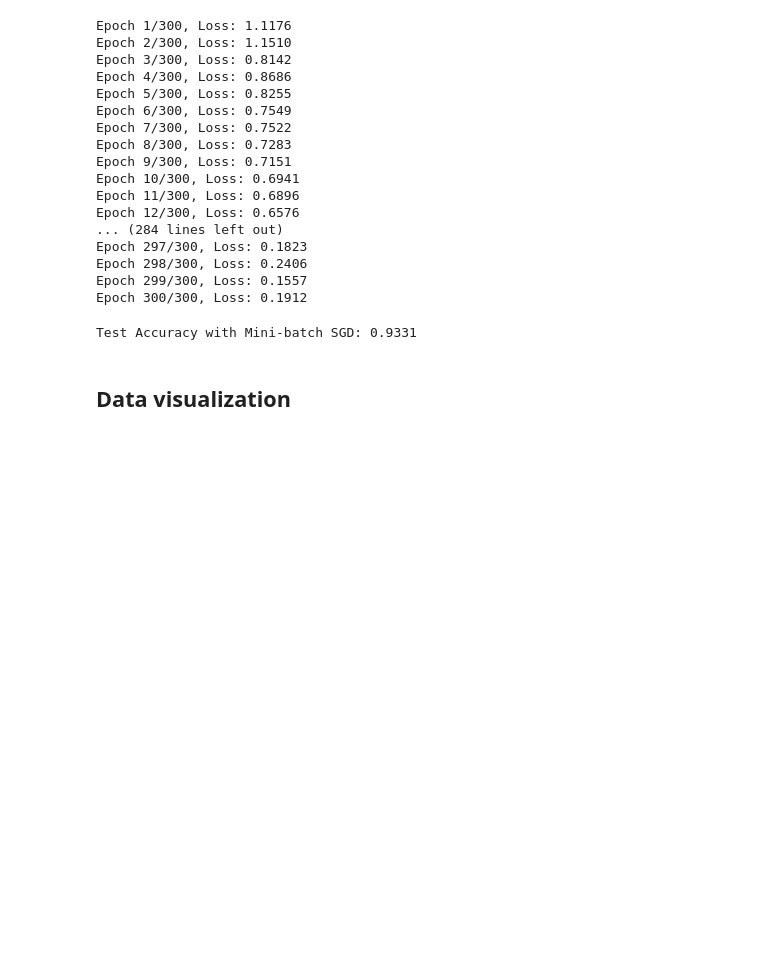
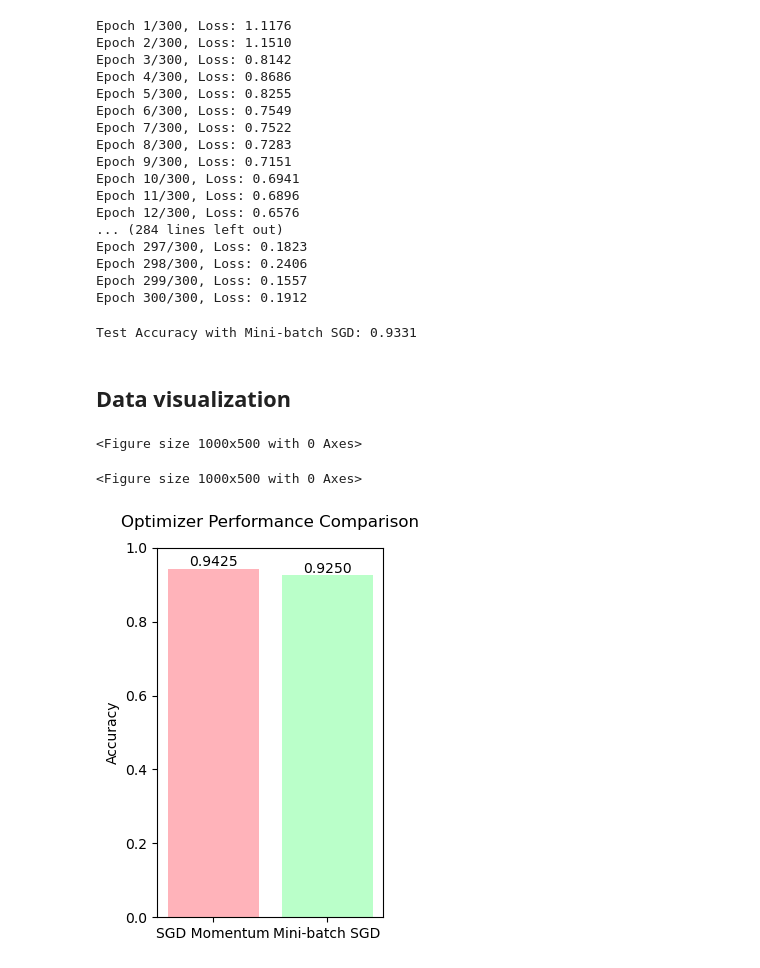
Before and after one commit to MariumWaseem1/INM702, a Jupyter notebook: Task 1.ipynb, the cells around one changed output. Drawn from its saved outputs; the diff is of its cells as text; code cells hidden in the pictures; blank space fills up the shorter version.

Commit message:
Visualization

```diff
--- a/Task 1.ipynb
+++ b/Task 1.ipynb
@@ -419,3 +419,34 @@ print(f"Test Accuracy with Mini-batch SGD: {accuracy:.4f}")
 Test Accuracy with Mini-batch SGD: 0.9331
 # %% [markdown]
 ## Data visualization
+# %%
+# Set pastel color palette
+pastel_colors = ['#FFB3BA', '#BAFFC9', '#BAE1FF', '#FFFFBA']
+
+# Visualizing Results of Different Configurations
+plt.figure(figsize=(10, 5))
+# %% [output]
+<Figure size 1000x500 with 0 Axes>
+<Figure size 1000x500 with 0 Axes>
+# %%
+# Optimizer Comparison
+plt.subplot(1, 2, 1)
+optimizers = ['SGD Momentum', 'Mini-batch SGD']
+accuracies = [
+    np.mean(nn_momentum.predict(X_test) == y_test_labels),
+    np.mean(nn_minibatch.predict(X_test) == y_test_labels)
+]
+bars = plt.bar(optimizers, accuracies, color=pastel_colors[:2])
+plt.title('Optimizer Performance Comparison', pad=15)
+plt.ylabel('Accuracy')
+plt.ylim(0, 1)
+
+
+# Add value labels on top of bars
+for bar in bars:
+    height = bar.get_height()
+    plt.text(bar.get_x() + bar.get_width()/2., height,
+             f'{height:.4f}',
+             ha='center', va='bottom')
+# %% [output]
+[figure, added]
```
Also changed, not shown: parts of 2 cells of this notebook.
